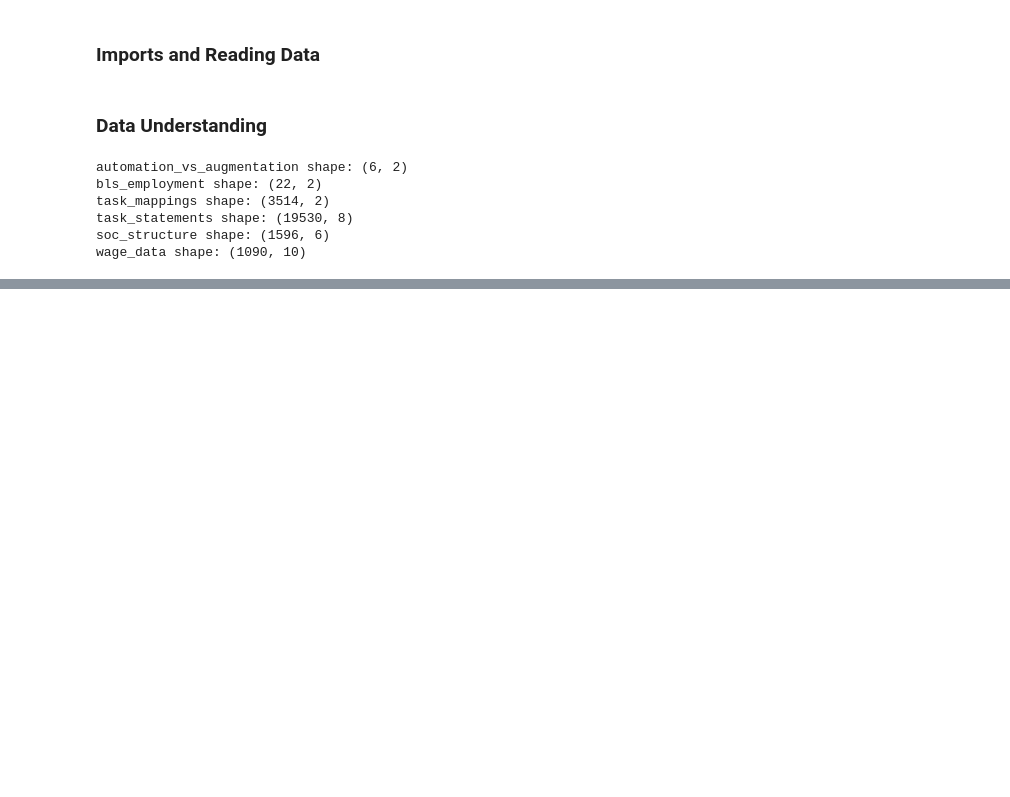
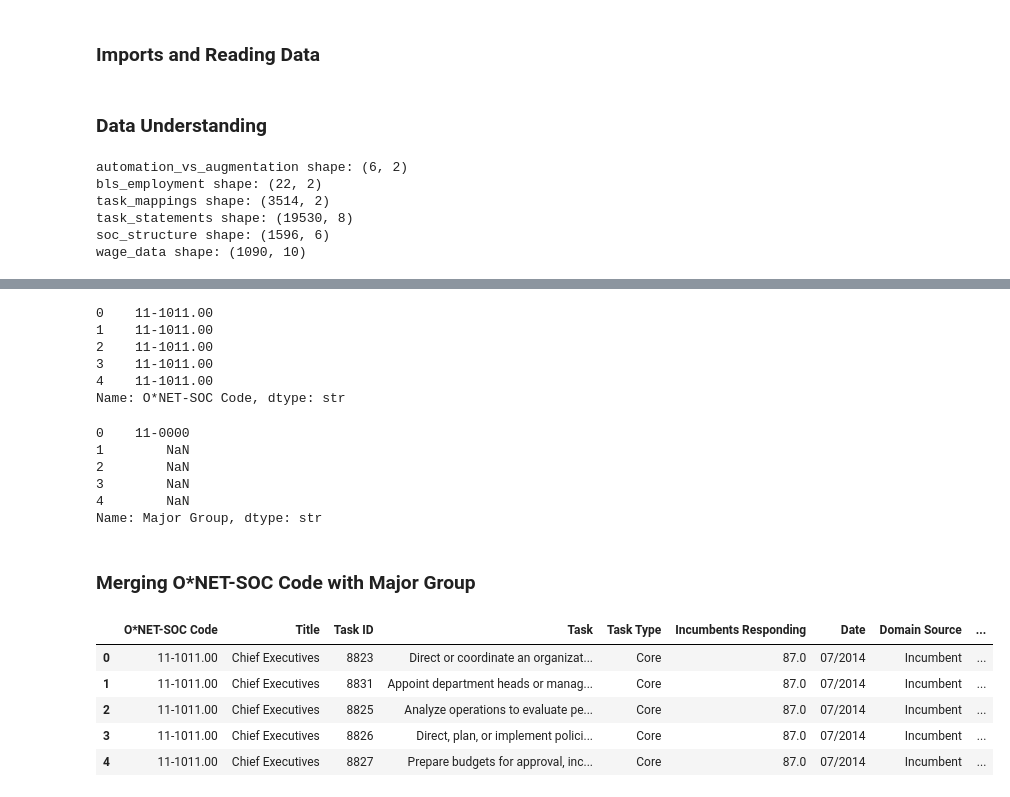
Before and after one commit to zaki-rogers/ai-labour-market-exposure, a Jupyter notebook: 01_eda.ipynb, the cells around one changed output, grey strips where cells are left out. Drawn from its saved outputs; the diff is of its cells as text; code cells hidden in the pictures; blank space fills up the shorter version.

```diff
--- a/01_eda.ipynb
+++ b/01_eda.ipynb
@@ -36,0 +231,43 @@ run .head(), .columns, .dtypes, .describe(), .info() on all `DataFrame`'s
+# %%
+task_statements["O*NET-SOC Code"].head()
+# %% [output]
+0    11-1011.00
+1    11-1011.00
+2    11-1011.00
+3    11-1011.00
+4    11-1011.00
+Name: O*NET-SOC Code, dtype: str
+# %%
+soc_structure["Major Group"].head()
+# %% [output]
+0    11-0000
+1        NaN
+2        NaN
+3        NaN
+4        NaN
+Name: Major Group, dtype: str
+# %% [markdown]
+### Merging O*NET-SOC Code with Major Group
+# %%
+# Clean soc_structure by dropping all NaN values from Major Group column
+soc_structure_clean = soc_structure.dropna(subset=["Major Group"])
+
+# Create matching key column for both tables and only take first 2 characters of each column for major occupational group
+task_statements["soc_major_group"] = task_statements["O*NET-SOC Code"].str[:2]
+soc_structure["soc_major_group"] = soc_structure_clean["Major Group"].str[:2]
+
+# Join the two DataFrame's with a merge
+task_occupations = task_statements.merge(
+    soc_structure_clean[["soc_major_group", "SOC or O*NET-SOC 2019 Title"]],
+    on="soc_major_group",
+    how="left"
+)
+
+task_occupations.head()
+# %% [output]
+|  | O*NET-SOC Code | Title | Task ID | Task | Task Type | Incumbents Responding | Date | Domain Source | ... |
+| 0 | 11-1011.00 | Chief Executives | 8823 | Direct or coordinate an organizat... | Core | 87.0 | 07/2014 | Incumbent | ... |
+| 1 | 11-1011.00 | Chief Executives | 8831 | Appoint department heads or manag... | Core | 87.0 | 07/2014 | Incumbent | ... |
+| 2 | 11-1011.00 | Chief Executives | 8825 | Analyze operations to evaluate pe... | Core | 87.0 | 07/2014 | Incumbent | ... |
+| 3 | 11-1011.00 | Chief Executives | 8826 | Direct, plan, or implement polici... | Core | 87.0 | 07/2014 | Incumbent | ... |
+| 4 | 11-1011.00 | Chief Executives | 8827 | Prepare budgets for approval, inc... | Core | 87.0 | 07/2014 | Incumbent | ... |
```
Also changed, not shown: parts of 25 cells of this notebook.
